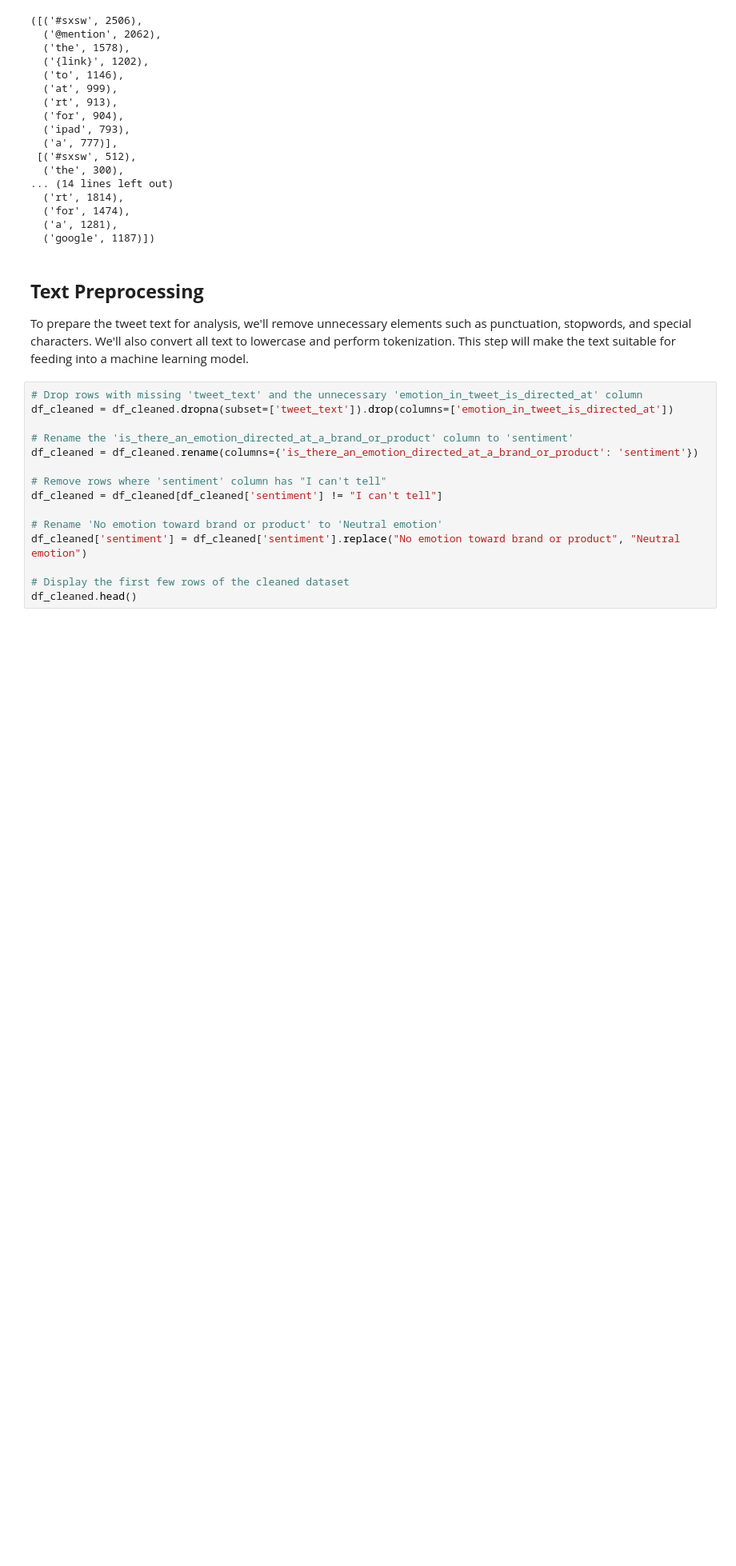
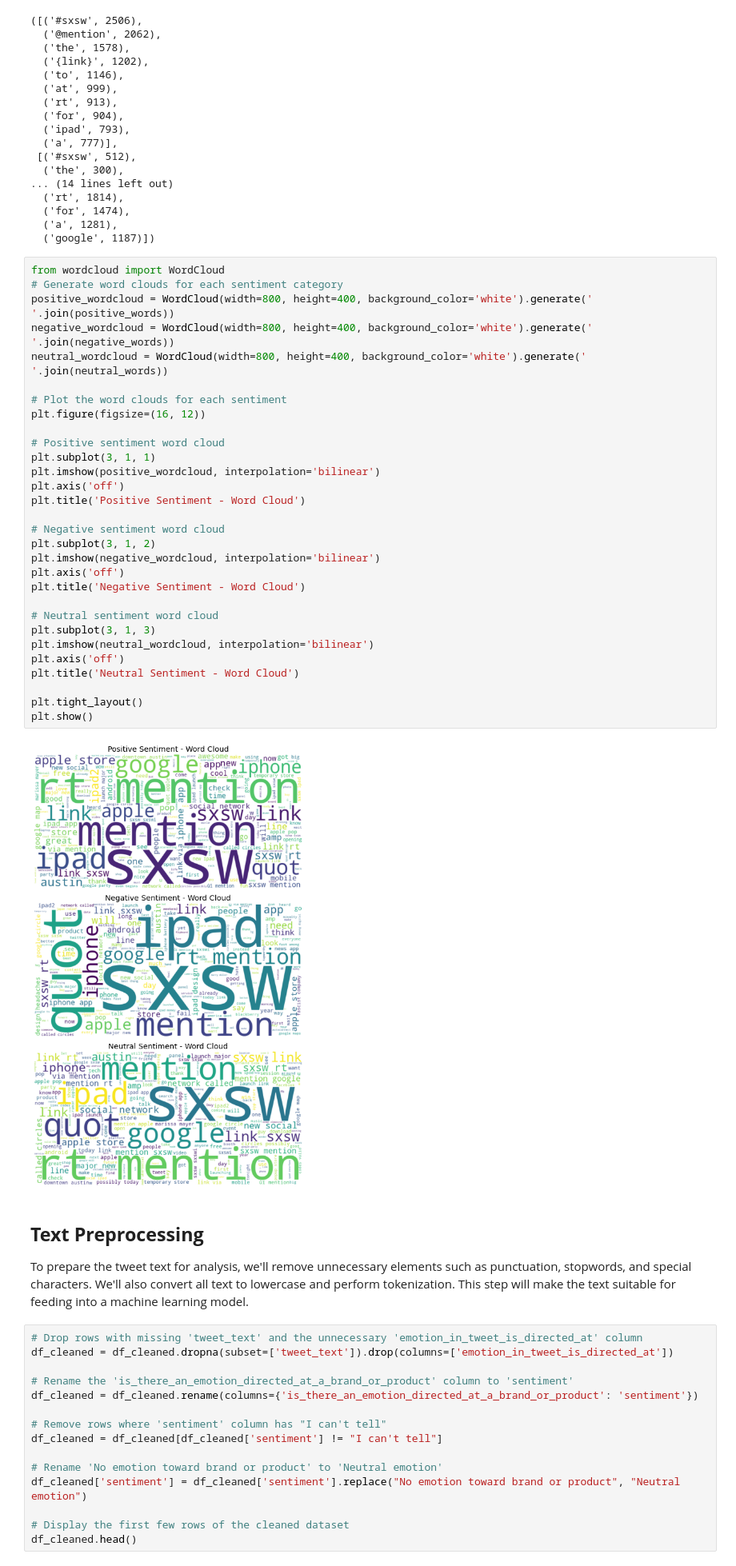
Before and after one commit to engige/NLP_Twitter_Sentiment_Analysis, a Jupyter notebook: notebooks/mary.ipynb, the cells around one changed output. Shown: that part at 80% size. Drawn from its saved outputs; the diff is of its cells as text; blank space fills up the shorter version.

```diff
--- a/notebooks/mary.ipynb
+++ b/notebooks/mary.ipynb
@@ -209,6 +210,38 @@ positive_common_words, negative_common_words, neutral_common_words
   ('for', 1474),
   ('a', 1281),
   ('google', 1187)])
+# %%
+from wordcloud import WordCloud
+# Generate word clouds for each sentiment category
+positive_wordcloud = WordCloud(width=800, height=400, background_color='white').generate(' '.join(positive_words))
+negative_wordcloud = WordCloud(width=800, height=400, background_color='white').generate(' '.join(negative_words))
+neutral_wordcloud = WordCloud(width=800, height=400, background_color='white').generate(' '.join(neutral_words))
+
+# Plot the word clouds for each sentiment
+plt.figure(figsize=(16, 12))
+
+# Positive sentiment word cloud
+plt.subplot(3, 1, 1)
+plt.imshow(positive_wordcloud, interpolation='bilinear')
+plt.axis('off')
+plt.title('Positive Sentiment - Word Cloud')
+
+# Negative sentiment word cloud
+plt.subplot(3, 1, 2)
+plt.imshow(negative_wordcloud, interpolation='bilinear')
+plt.axis('off')
+plt.title('Negative Sentiment - Word Cloud')
+
+# Neutral sentiment word cloud
+plt.subplot(3, 1, 3)
+plt.imshow(neutral_wordcloud, interpolation='bilinear')
+plt.axis('off')
+plt.title('Neutral Sentiment - Word Cloud')
+
+plt.tight_layout()
+plt.show()
+# %% [output]
+[figure, added]
 # %% [markdown]
 ## **Text Preprocessing**
 
```
Also changed, not shown: parts of 2 cells of this notebook.
